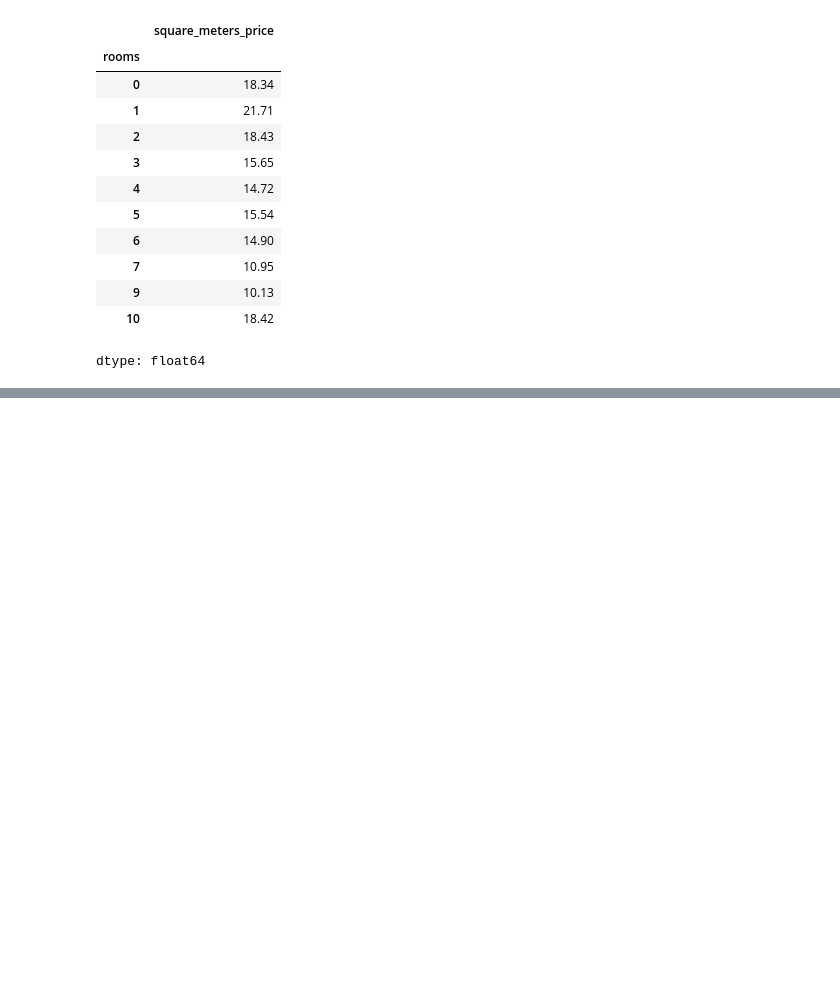
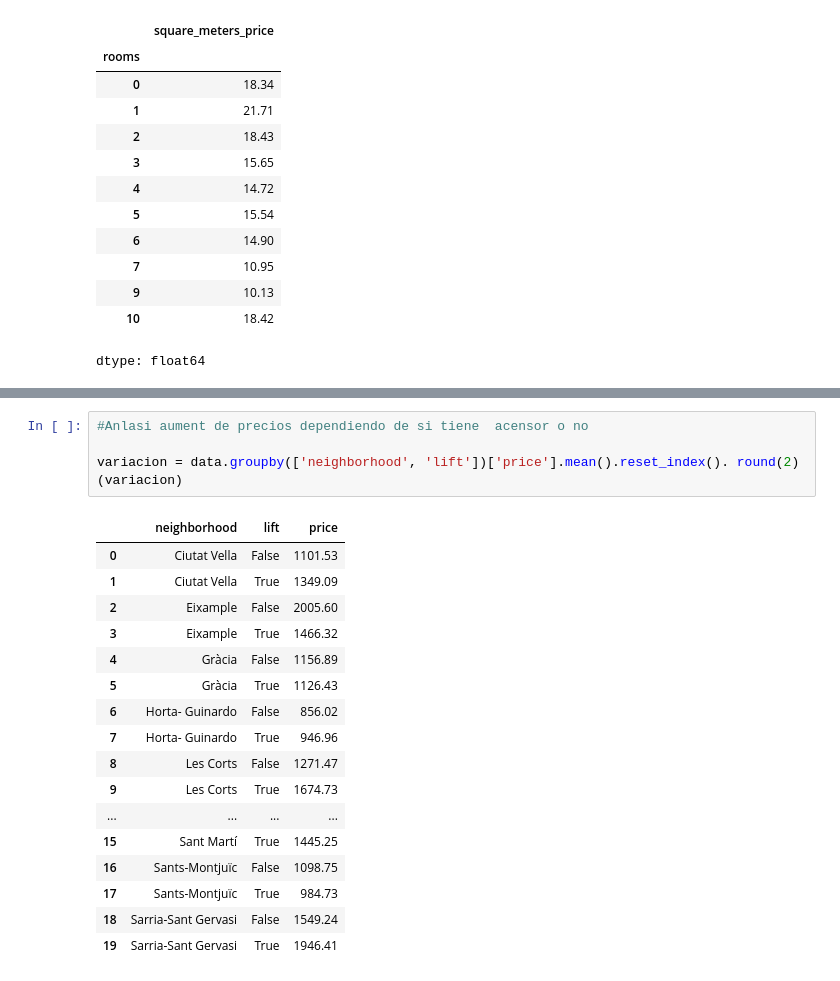
Before and after one commit to arantafall/housing_BCN, a Jupyter notebook: housin_nueva_data.ipynb, the cells around one changed output, grey strips where cells are left out. Saved outputs shown, nothing was run; the diff lists cells and outputs as text; blank space fills up the shorter version.

```diff
--- a/housin_nueva_data.ipynb
+++ b/housin_nueva_data.ipynb
@@ -407,0 +478,23 @@ dtype: float64
+# %%
+#Anlasi aument de precios dependiendo de si tiene  acensor o no
+
+variacion = data.groupby(['neighborhood', 'lift'])['price'].mean().reset_index(). round(2)
+(variacion)
+# %% [output]
+|  | neighborhood | lift | price |
+| 0 | Ciutat Vella | False | 1101.53 |
+| 1 | Ciutat Vella | True | 1349.09 |
+| 2 | Eixample | False | 2005.60 |
+| 3 | Eixample | True | 1466.32 |
+| 4 | Gràcia | False | 1156.89 |
+| 5 | Gràcia | True | 1126.43 |
+| 6 | Horta- Guinardo | False | 856.02 |
+| 7 | Horta- Guinardo | True | 946.96 |
+| 8 | Les Corts | False | 1271.47 |
+| 9 | Les Corts | True | 1674.73 |
+| ... | ... | ... | ... |
+| 15 | Sant Martí | True | 1445.25 |
+| 16 | Sants-Montjuïc | False | 1098.75 |
+| 17 | Sants-Montjuïc | True | 984.73 |
+| 18 | Sarria-Sant Gervasi | False | 1549.24 |
+| 19 | Sarria-Sant Gervasi | True | 1946.41 |
```
Also changed, not shown: parts of 8 cells of this notebook.
